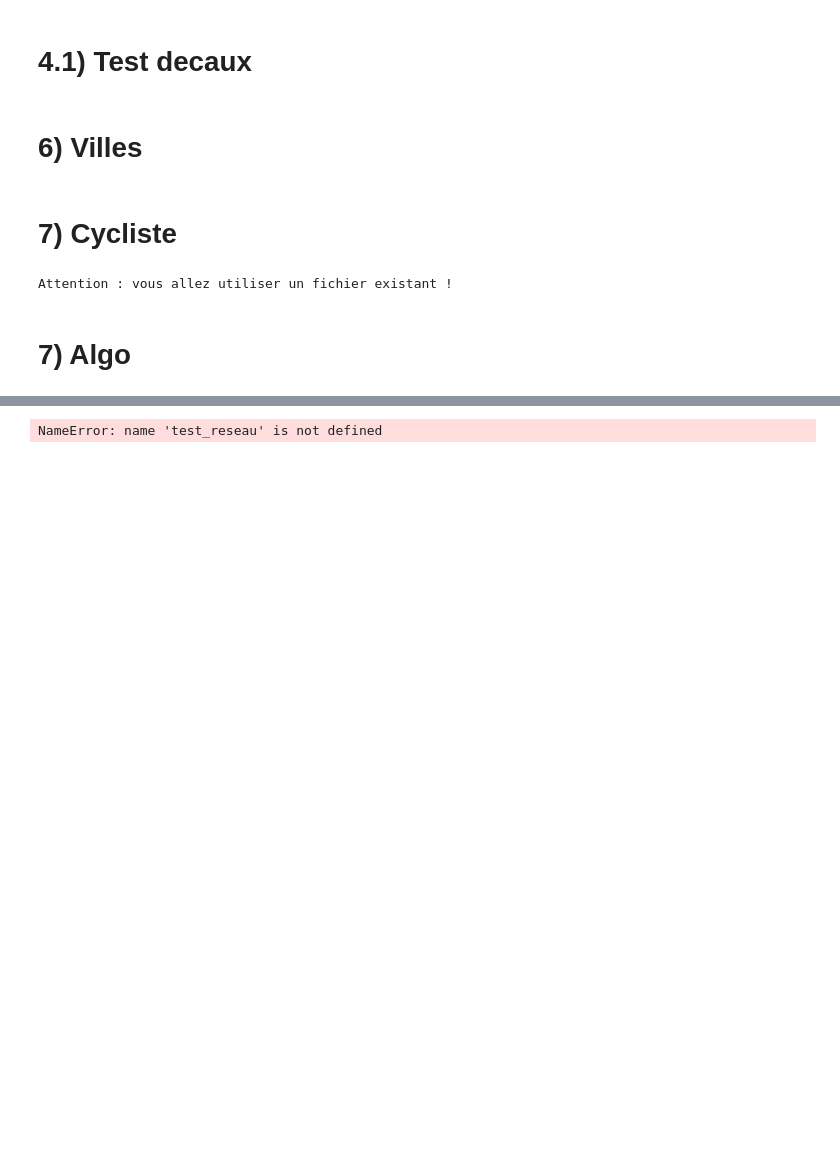
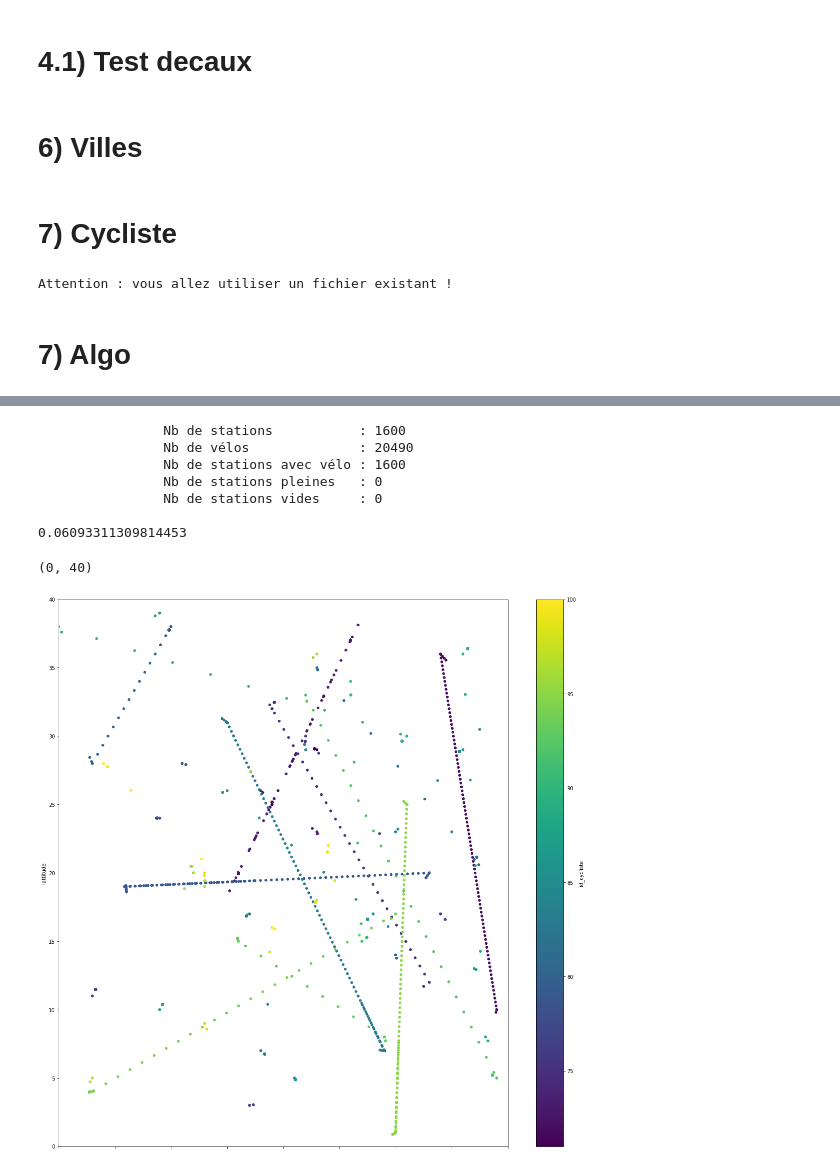
Before and after one commit to romainjouin/formation_python, a Jupyter notebook: 01_velib.ipynb, the cells around one changed output, grey strips where cells are left out. Saved outputs shown, nothing was run; the diff lists cells and outputs as text; code cells hidden in the pictures; blank space fills up the shorter version.

```diff
--- a/01_velib.ipynb
+++ b/01_velib.ipynb
@@ -228,8 +241,8 @@ class Prestataire():
         self.largeur = largeur
         self.hauteur = hauteur
         self.reseau = []
-        for lattitude in range(self.hauteur):
-            for longitude in range(self.largeur):
+        for lattitude in range(0, self.hauteur, 1):
+            for longitude in range(0, self.largeur, 1):
                 emplacement = Position(lattitude, longitude)
                 new_station = Station(emplacement)
                 self.reseau.append(new_station)
@@ -262,7 +275,6 @@ class Prestataire():
         try:
             closest_station  = self.reseau[int(indice)]
             if is_same_position(closest_station.position, position):
-                print("same position")
                 closest_station = self.reseau[int(indice)+1]
         except Exception as e:
             print("Pbm dans get_closest_station :", e)
@@ -554,7 +568,0 @@ destination_finale (lon:1.49 lat:2.78)
-# %%
-for i in range(5):
-    paris.reveil()
-    #paris.draw_map()
-    positions = positions.append(paris.get_cycliste_positions())
-    print("-"*30)
-positions.plot.scatter(x="longitudes", y="lattitude")
@@ -618,8 +568,0 @@ import pandas as pd
-# %%
-dico = {}
-for i in range(12):
-    seuil       = float(i/10)
-    nb_velo     = test_reseau.nombre_de_velos_sous_performants(seuil)
-    dico[seuil] = nb_velo
-# %% [output]
-NameError: name 'test_reseau' is not defined
@@ -628,0 +571,34 @@ pd.DataFrame(dico, index=range(12)).T[0].plot(kind='bar')
+# %%
+durees_totales = []
+nb_cycliste = 30
+width = 40
+length = 40
+JcDecaux = Prestataire(width,length)
+print(JcDecaux)
+paris = Ville(nb_cycliste, JcDecaux)
+positions = pd.DataFrame()
+ax = None
+durees = []
+debut = time.time()
+for i in range(100):
+    local_debut = time.time()
+    paris.reveil()
+    durees.append(time.time() - local_debut)
+total = time.time()-debut
+durees_totales.append(total)
+print(total)
+cols = ["longitude", "lattitude", "id_cycliste"]
+df = paris.get_historique_positions_cycliste()[cols]
+ax = df.plot.scatter(x="longitude", y="lattitude", c="id_cycliste", colormap='viridis', figsize=(20,20))
+ax.set_xlim(0, width)
+ax.set_ylim(0, length)
+# %% [output]
+                Nb de stations           : 1600
+                Nb de vélos              : 20490
+                Nb de stations avec vélo : 1600
+                Nb de stations pleines   : 0
+                Nb de stations vides     : 0
+
+0.06093311309814453
+(0, 40)
+[figure, added]
```
Also changed, not shown: parts of 27 cells of this notebook.
